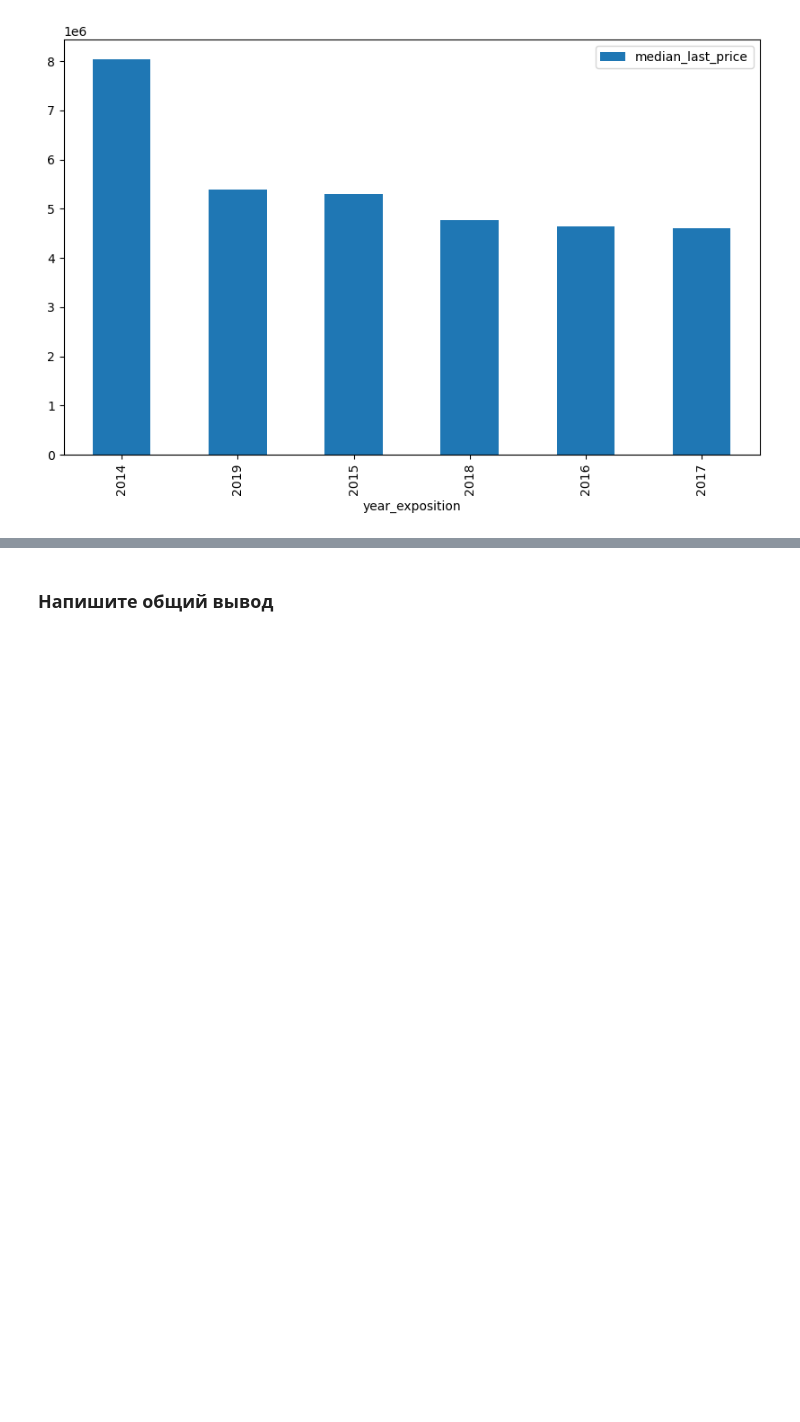
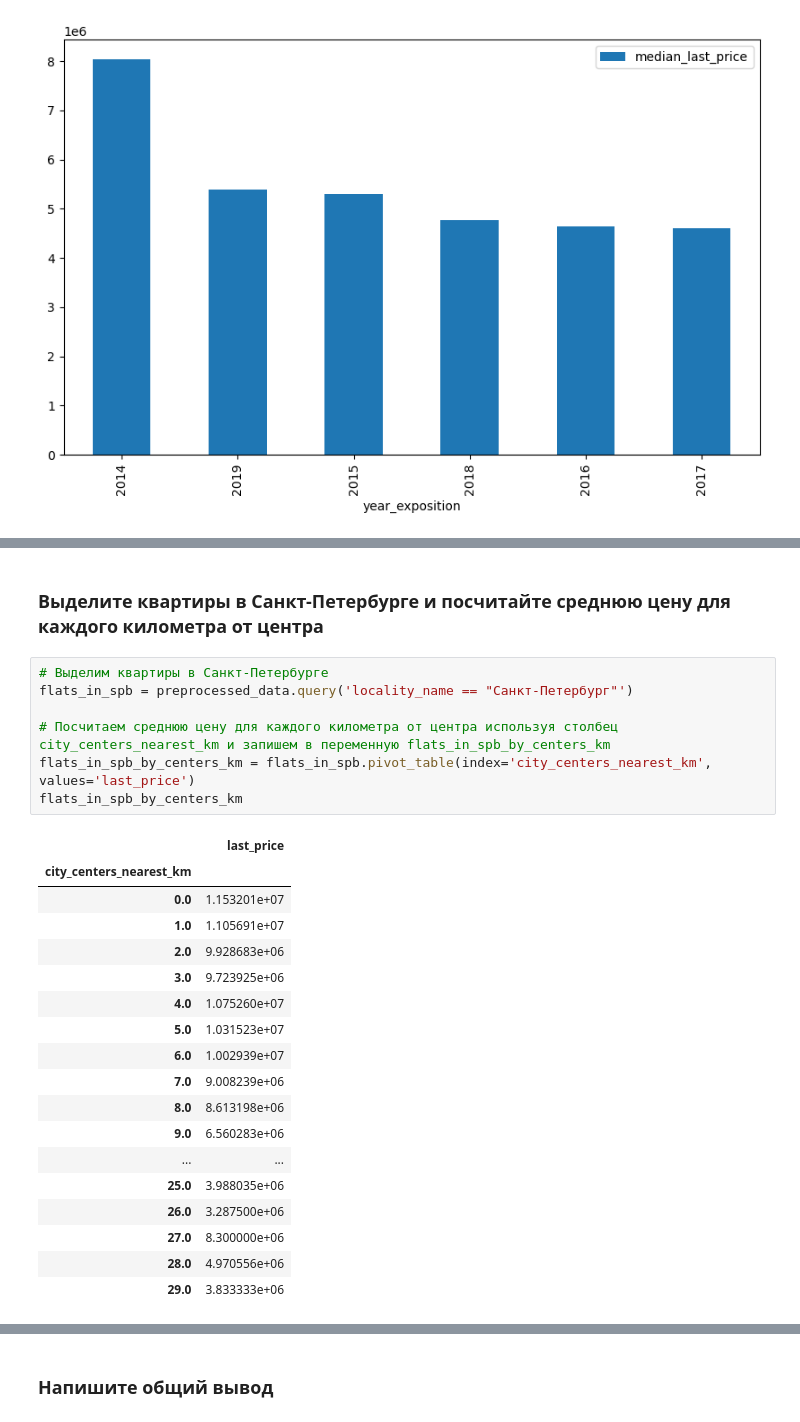
Before and after one commit to sudobooo/real_estate_project, a Jupyter notebook: project_ds_3.ipynb, the cells around one changed output, grey strips where cells are left out. Cells and saved outputs as stored; diff of their text form; blank space fills up the shorter version.

```diff
--- a/project_ds_3.ipynb
+++ b/project_ds_3.ipynb
@@ -1092,0 +1139,28 @@ bar_plot_by_median_last_price(grouped_data_by_last_price_count_median('year_expo
+# %% [markdown]
+### Выделите квартиры в Санкт-Петербурге и посчитайте среднюю цену для каждого километра от центра
+# %%
+# Выделим квартиры в Санкт-Петербурге
+flats_in_spb = preprocessed_data.query('locality_name == "Санкт-Петербург"')
+
+# Посчитаем среднюю цену для каждого километра от центра используя столбец city_centers_nearest_km и запишем в переменную flats_in_spb_by_centers_km
+flats_in_spb_by_centers_km = flats_in_spb.pivot_table(index='city_centers_nearest_km', values='last_price')
+flats_in_spb_by_centers_km
+# %% [output]
+|  | last_price |
+| city_centers_nearest_km |  |
+| 0.0 | 1.153201e+07 |
+| 1.0 | 1.105691e+07 |
+| 2.0 | 9.928683e+06 |
+| 3.0 | 9.723925e+06 |
+| 4.0 | 1.075260e+07 |
+| 5.0 | 1.031523e+07 |
+| 6.0 | 1.002939e+07 |
+| 7.0 | 9.008239e+06 |
+| 8.0 | 8.613198e+06 |
+| 9.0 | 6.560283e+06 |
+| ... | ... |
+| 25.0 | 3.988035e+06 |
+| 26.0 | 3.287500e+06 |
+| 27.0 | 8.300000e+06 |
+| 28.0 | 4.970556e+06 |
+| 29.0 | 3.833333e+06 |
```
Also changed, not shown: parts of 19 cells of this notebook.
